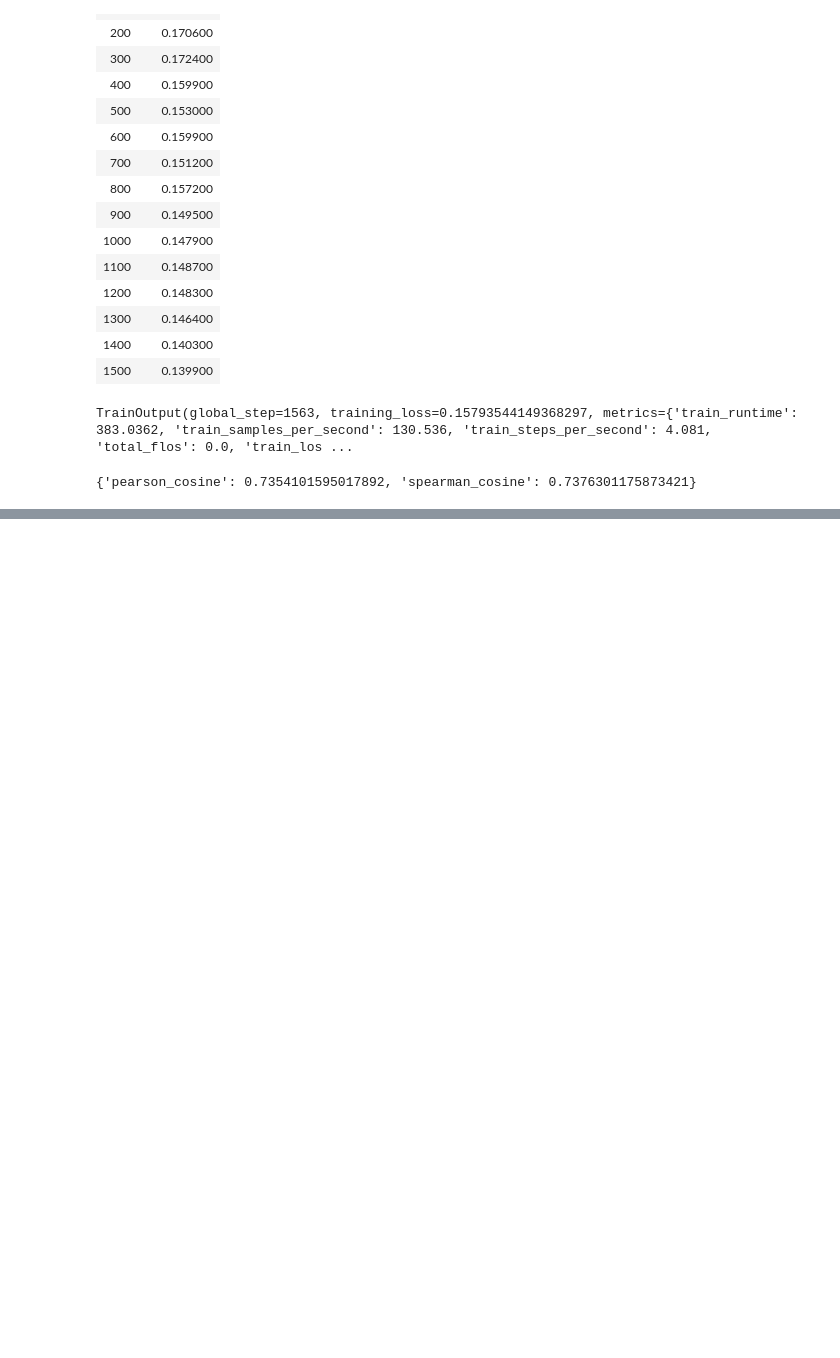
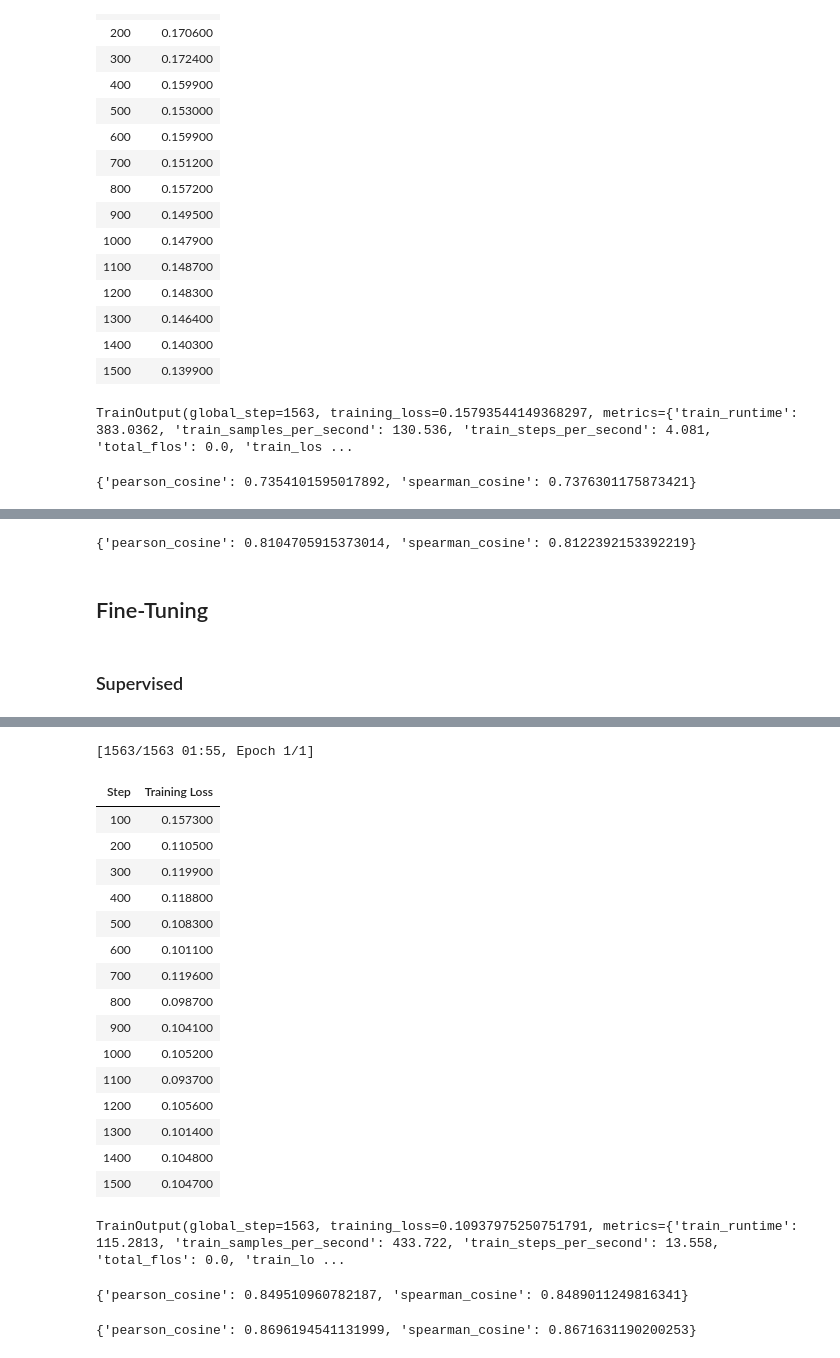
Before and after one commit to singhvis29/Hands_On_LLM_WR, a Jupyter notebook: Ch_10_Creating_Text_Embedding_Models.ipynb, the cells around one changed output, grey strips where cells are left out. Cells and saved outputs as stored; diff of their text form; code cells hidden in the pictures; blank space fills up the shorter version.

Commit message:
ch 10 - training and fine-tuning  update

```diff
--- a/Ch_10_Creating_Text_Embedding_Models.ipynb
+++ b/Ch_10_Creating_Text_Embedding_Models.ipynb
@@ -238,0 +348,13 @@ evaluator(embedding_model)
+# %%
+# Evaluate our trained model
+
+# Revert the change: do not convert sentences to lists.
+# The EmbeddingSimilarityEvaluator expects dataset objects or similar.
+# evaluator.sentences1 = list(evaluator.sentences1)
+# evaluator.sentences2 = list(evaluator.sentences2)
+
+evaluator(embedding_model)
+# %% [output]
+{'pearson_cosine': 0.8104705915373014, 'spearman_cosine': 0.8122392153392219}
+# %% [markdown]
+## Fine-Tuning
@@ -238,0 +367,2 @@ evaluator(embedding_model)
+# %% [markdown]
+### Supervised
@@ -238,0 +392,33 @@ evaluator(embedding_model)
+# %%
+from sentence_transformers import losses, SentenceTransformer
+from sentence_transformers.trainer import SentenceTransformerTrainer
+from sentence_transformers.training_args import SentenceTransformerTrainingArguments
+
+# Define model
+embedding_model = SentenceTransformer('sentence-transformers/all-MiniLM-L6-v2')
+
+# Loss function
+train_loss = losses.MultipleNegativesRankingLoss(model=embedding_model)
+
+# Define the training arguments
+args = SentenceTransformerTrainingArguments(
+    output_dir="finetuned_embedding_model",
+    num_train_epochs=1,
+    per_device_train_batch_size=32,
+    per_device_eval_batch_size=32,
+    warmup_steps=100,
+    fp16=True,
+    eval_steps=100,
+    logging_steps=100,
+)
+
+# Train model
+trainer = SentenceTransformerTrainer(
+    model=embedding_model,
+    args=args,
+    train_dataset=train_dataset,
+    loss=train_loss,
+    evaluator=evaluator
+)
+trainer.train()
+# %% [output]
@@ -238,0 +427,29 @@ evaluator(embedding_model)
+[1563/1563 01:55, Epoch 1/1]
+| Step | Training Loss |
+| 100 | 0.157300 |
+| 200 | 0.110500 |
+| 300 | 0.119900 |
+| 400 | 0.118800 |
+| 500 | 0.108300 |
+| 600 | 0.101100 |
+| 700 | 0.119600 |
+| 800 | 0.098700 |
+| 900 | 0.104100 |
+| 1000 | 0.105200 |
+| 1100 | 0.093700 |
+| 1200 | 0.105600 |
+| 1300 | 0.101400 |
+| 1400 | 0.104800 |
+| 1500 | 0.104700 |
+TrainOutput(global_step=1563, training_loss=0.10937975250751791, metrics={'train_runtime': 115.2813, 'train_samples_per_second': 433.722, 'train_steps_per_second': 13.558, 'total_flos': 0.0, 'train_lo ...
+# %%
+# Evaluate our trained model
+evaluator(embedding_model)
+# %% [output]
+{'pearson_cosine': 0.849510960782187, 'spearman_cosine': 0.8489011249816341}
+# %%
+# Evaluate the pre-trained model
+original_model = SentenceTransformer('sentence-transformers/all-MiniLM-L6-v2')
+evaluator(original_model)
+# %% [output]
+{'pearson_cosine': 0.8696194541131999, 'spearman_cosine': 0.8671631190200253}
```
Also changed, not shown: parts of 9 cells of this notebook.
